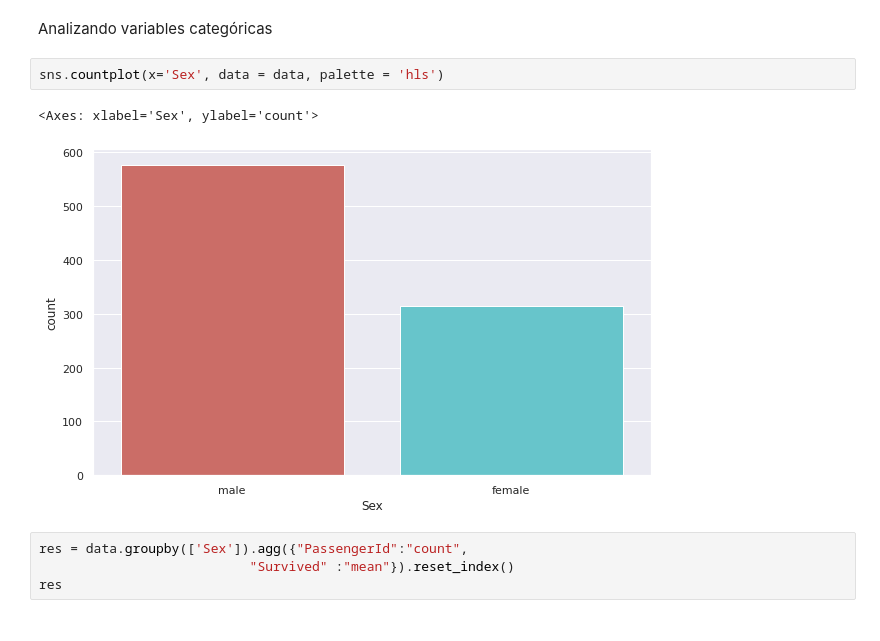
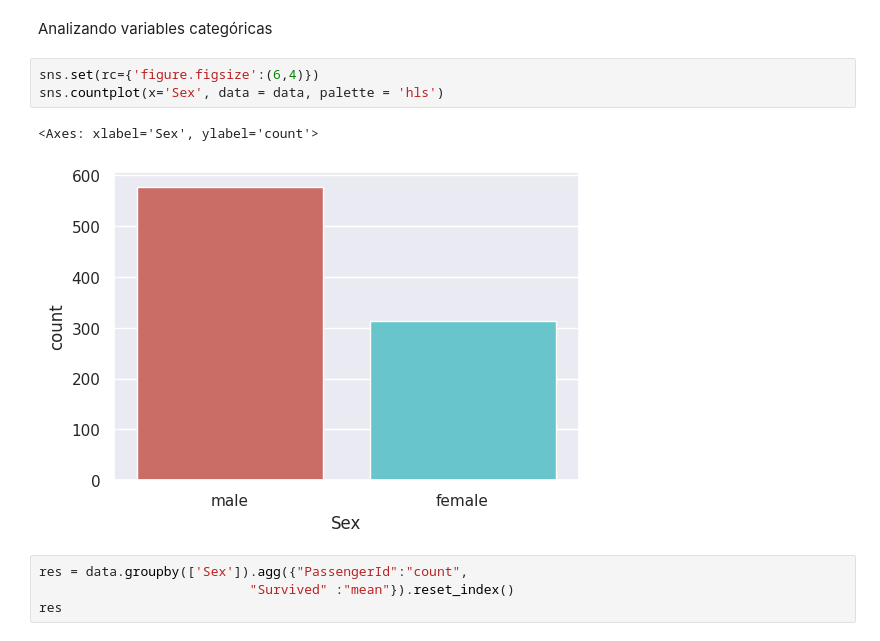
Before and after one commit to bran1233/curso-machine-learning, a Jupyter notebook: Python/Supervised_models/Logistic_regression/Lab_Titanic.ipynb, the cells around one changed output. Drawn from its saved outputs; the diff is of its cells as text.

```diff
--- a/Python/Supervised_models/Logistic_regression/Lab_Titanic.ipynb
+++ b/Python/Supervised_models/Logistic_regression/Lab_Titanic.ipynb
@@ -138,10 +142,11 @@ data.groupby(['Pclass']).agg({"PassengerId":"count",
 # %% [markdown]
 Analizando variables categóricas
 # %%
+sns.set(rc={'figure.figsize':(6,4)})
 sns.countplot(x='Sex', data = data, palette = 'hls')
 # %% [output]
 <Axes: xlabel='Sex', ylabel='count'>
-[figure, old version]
+[figure, new version]
 # %%
 res = data.groupby(['Sex']).agg({"PassengerId":"count",
                            "Survived" :"mean"}).reset_index()
```
Also changed, not shown: parts of 9 cells of this notebook.
